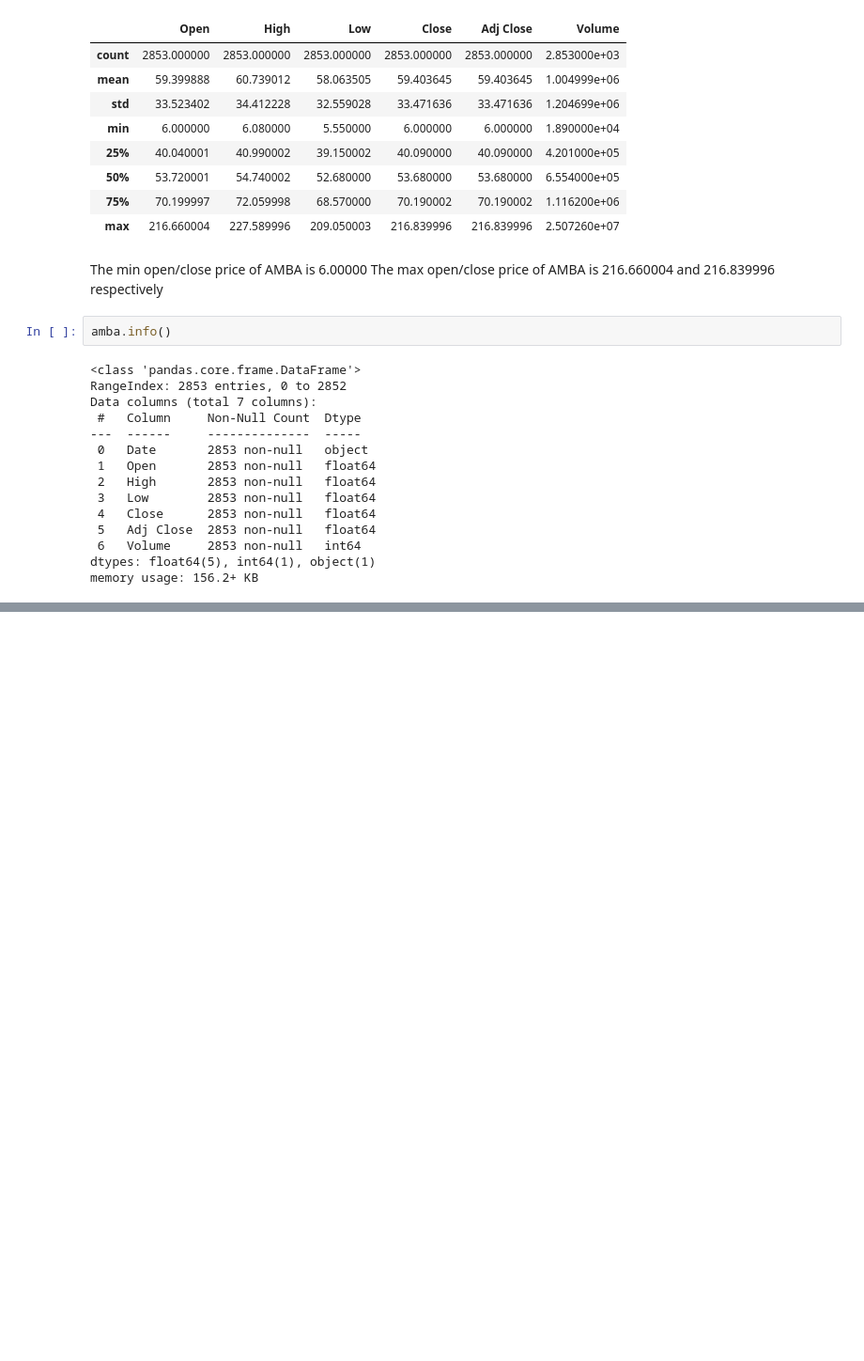
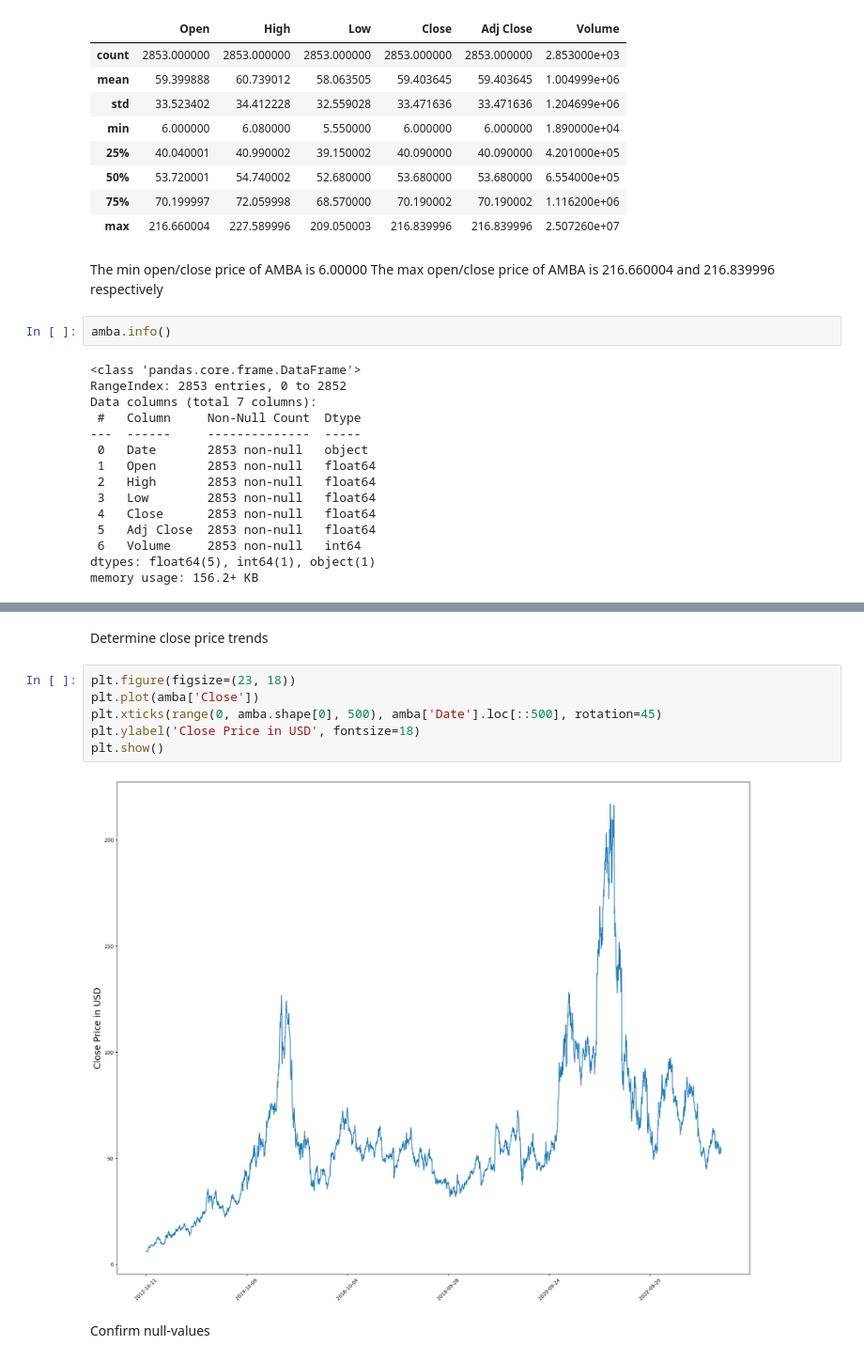
Before and after one commit to aMetini/Stock_Prediction, a Jupyter notebook: stock_price_predictor.ipynb, the cells around one changed output, grey strips where cells are left out. Shown: that part at 94% size. Drawn from its saved outputs; the diff is of its cells as text; blank space fills up the shorter version.

```diff
--- a/stock_price_predictor.ipynb
+++ b/stock_price_predictor.ipynb
@@ -49,0 +66,12 @@ memory usage: 156.2+ KB
+# %% [markdown]
+Determine close price trends
+# %%
+plt.figure(figsize=(23, 18))
+plt.plot(amba['Close'])
+plt.xticks(range(0, amba.shape[0], 500), amba['Date'].loc[::500], rotation=45)
+plt.ylabel('Close Price in USD', fontsize=18)
+plt.show()
+# %% [output]
+[figure, added]
+# %% [markdown]
+Confirm null-values
```
Also changed, not shown: parts of 7 cells of this notebook.
